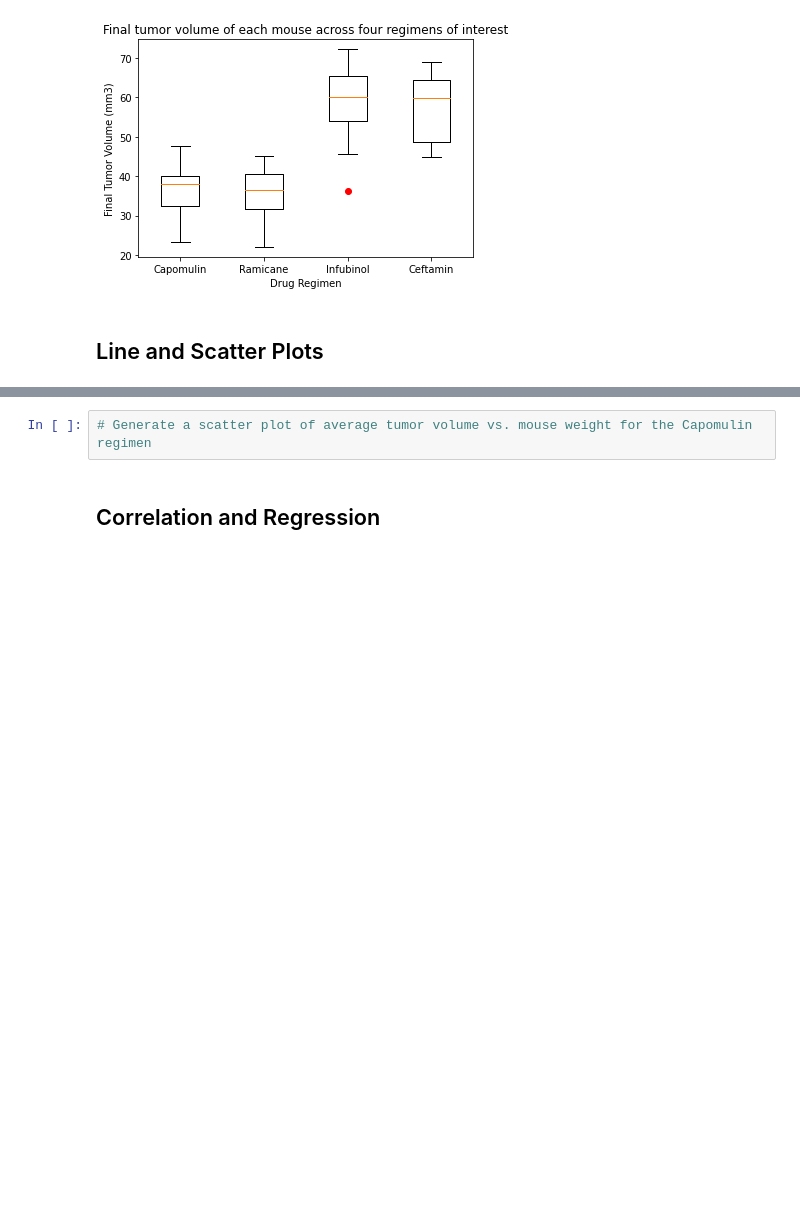
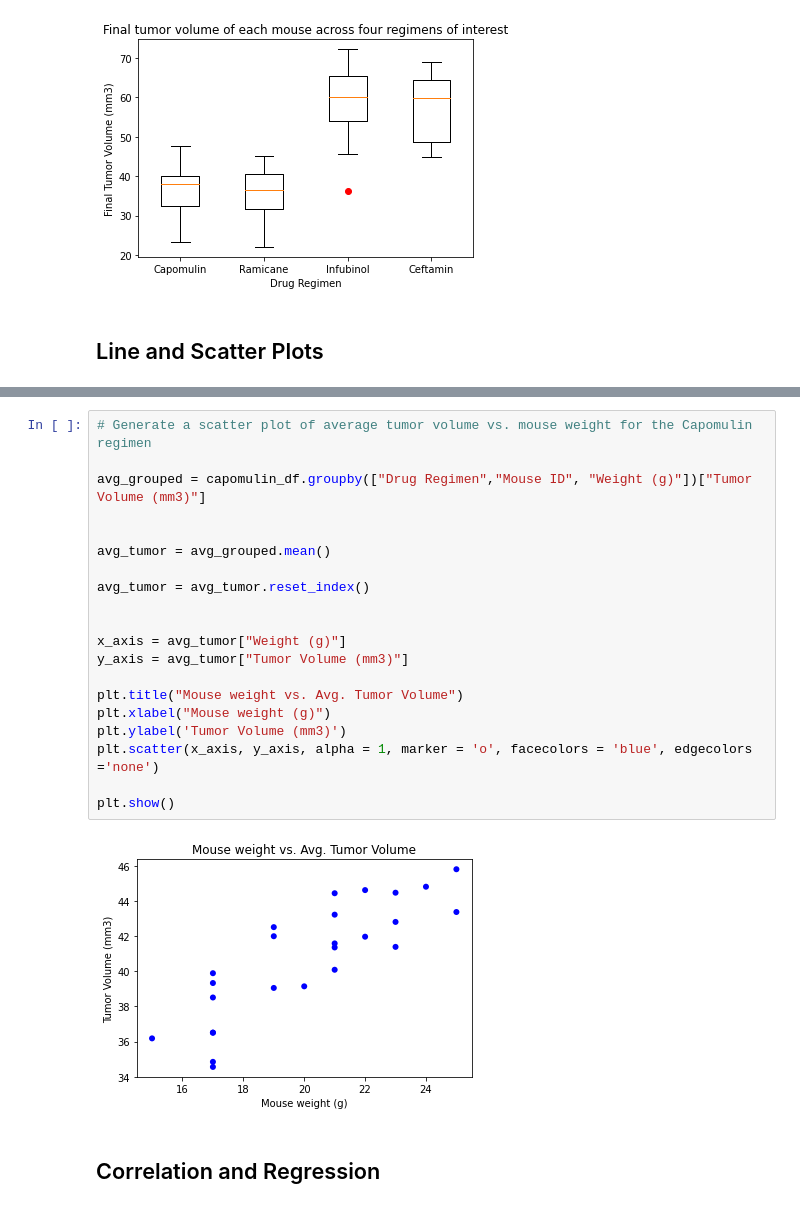
Before and after one commit to Daltonjfield/Matplotlib_homework, a Jupyter notebook: Pymaceuticals/pymaceuticals_starter.ipynb, the cells around one changed output, grey strips where cells are left out. Saved outputs shown, nothing was run; the diff lists cells and outputs as text; blank space fills up the shorter version.

```diff
--- a/Pymaceuticals/pymaceuticals_starter.ipynb
+++ b/Pymaceuticals/pymaceuticals_starter.ipynb
@@ -240,5 +243,25 @@ plt.plot(camp_mouse['Timepoint'], camp_mouse['Tumor Volume (mm3)'], )
-# %%
-# Generate a scatter plot of average tumor volume vs. mouse weight for the Capomulin regimen
+# %%
+# Generate a scatter plot of average tumor volume vs. mouse weight for the Capomulin regimen
+
+avg_grouped = capomulin_df.groupby(["Drug Regimen","Mouse ID", "Weight (g)"])["Tumor Volume (mm3)"]
+
+
+avg_tumor = avg_grouped.mean()
+
+avg_tumor = avg_tumor.reset_index()
+
+
+x_axis = avg_tumor["Weight (g)"]
+y_axis = avg_tumor["Tumor Volume (mm3)"]
+
+plt.title("Mouse weight vs. Avg. Tumor Volume")
+plt.xlabel("Mouse weight (g)")
+plt.ylabel('Tumor Volume (mm3)')
+plt.scatter(x_axis, y_axis, alpha = 1, marker = 'o', facecolors = 'blue', edgecolors ='none')
+
+plt.show()
+# %% [output]
+[figure, added]
 # %% [markdown]
 ## Correlation and Regression
 # %%
```
Also changed, not shown: parts of 1 cell of this notebook.
